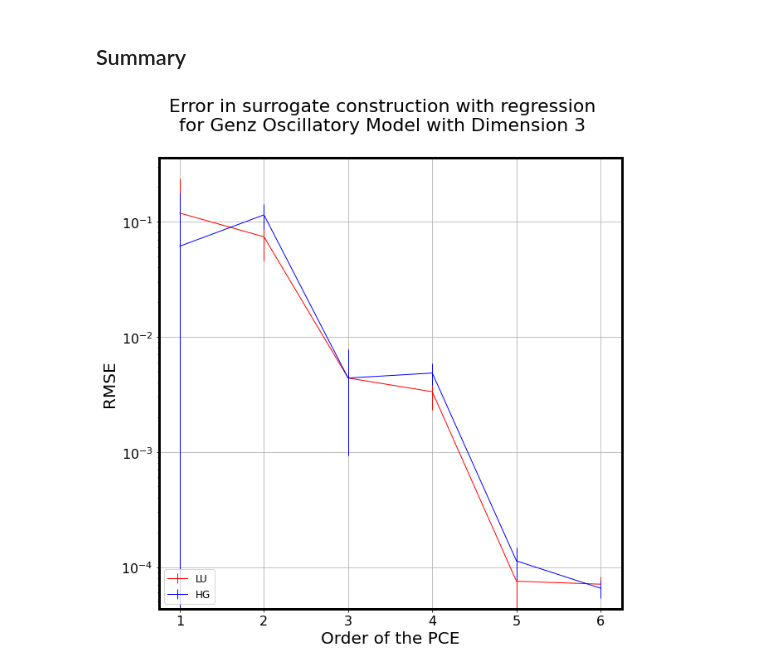
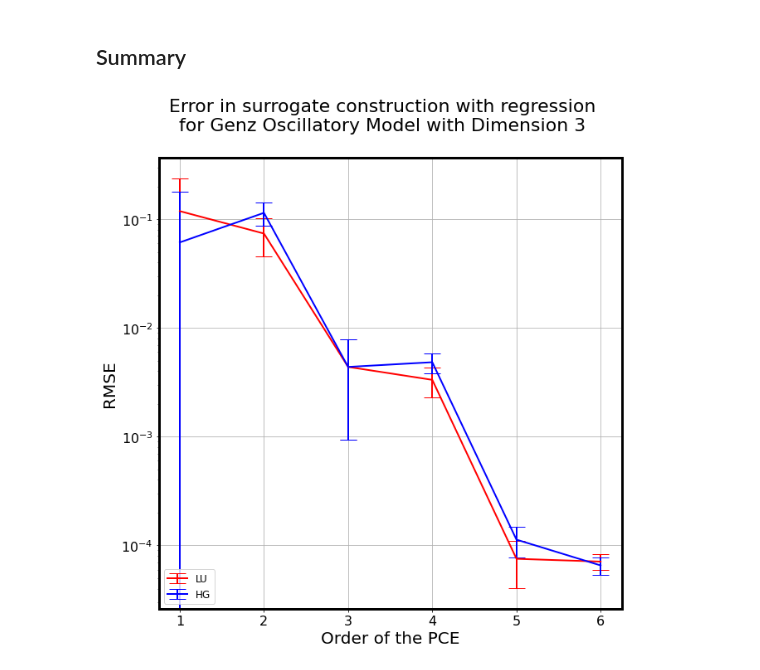
Before and after one commit to sandialabs/UQTk, a Jupyter notebook: examples/surrogate_genz/reg_gal_order2.ipynb, the cells around one changed output. Saved outputs shown, nothing was run; the diff lists cells and outputs as text; code cells hidden in the pictures.

```diff
--- a/examples/surrogate_genz/reg_gal_order2.ipynb
+++ b/examples/surrogate_genz/reg_gal_order2.ipynb
@@ -75,37 +75,37 @@ for nord in tot_ord:
 #Create figure
 fig, ax = plt.subplots(figsize=(10,10))
 #Plot Quadrature Data
-plt.errorbar(tot_ord, errors1, color='r', yerr=std, xerr=None, label="LU")
-plt.errorbar(tot_ord, errors2, color='b', yerr=std, xerr=None, label="HG")
+plt.errorbar(tot_ord, errors1, color='r', yerr=std, xerr=None, linewidth=2, markersize=8, capsize=10, label="LU")
+plt.errorbar(tot_ord, errors2, color='b', yerr=std, xerr=None, linewidth=2, markersize=8, capsize=10, label="HG")
 #Label Axes
 plt.xlabel("Order of the PCE",fontsize=20)
 plt.ylabel("RMSE",fontsize=20)
 #Create legend
 plt.legend(loc='lower left')
 
 #Model titles to be displayed
 if model_genz=="genz_osc":
     model_title="Genz Oscillatory"
 elif model_genz=="genz_gaus":
     model_title="Genz Gaussian"
 elif model_genz=="genz_ppeak":
     model_title="Genz Product-Peak"
 elif model_genz=="genz_cpeak":
     model_title="Genz Corner-Peak"
 elif model_genz=="genz_exp":
     model_title="Genz Exponential"
 else:
     model_title="Genz Continuous"
 
 #Add title
 fig.suptitle("Error in surrogate construction with %s\nfor %s Model with\
  Dimension %s"%(method, model_title, str(ndim)), fontsize=22)
 #Make y scale logarithmic
 plt.yscale('log')
 #Change size of tick labels
 plt.tick_params(axis='both', labelsize=16)
 
 #Show figure
 plt.show()
 # %% [output]
-[figure, old version]
+[figure, new version]
```
Also changed, not shown: 3 other files.
